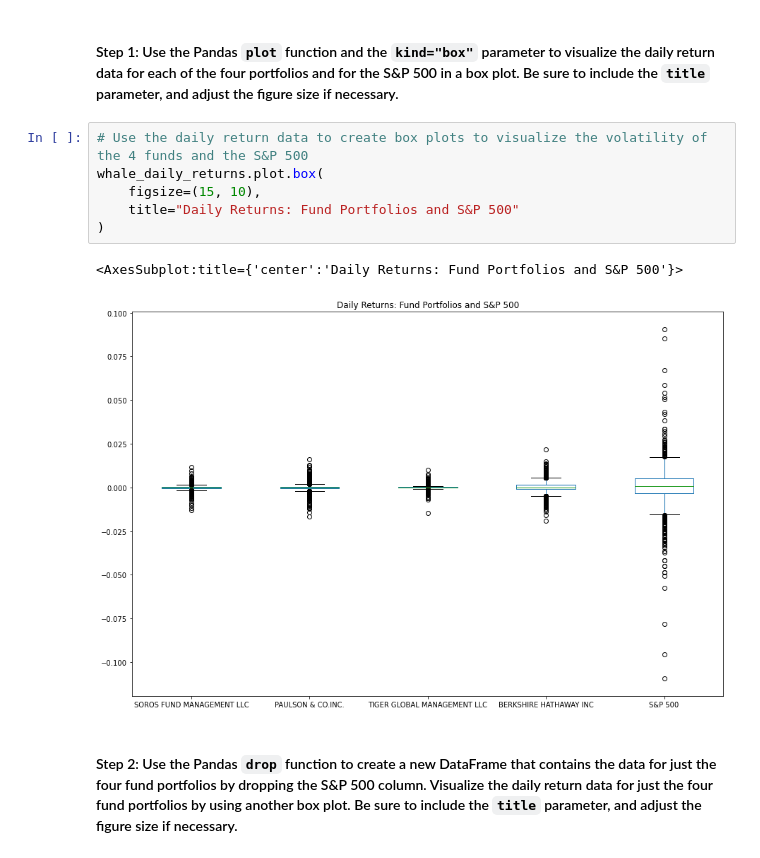
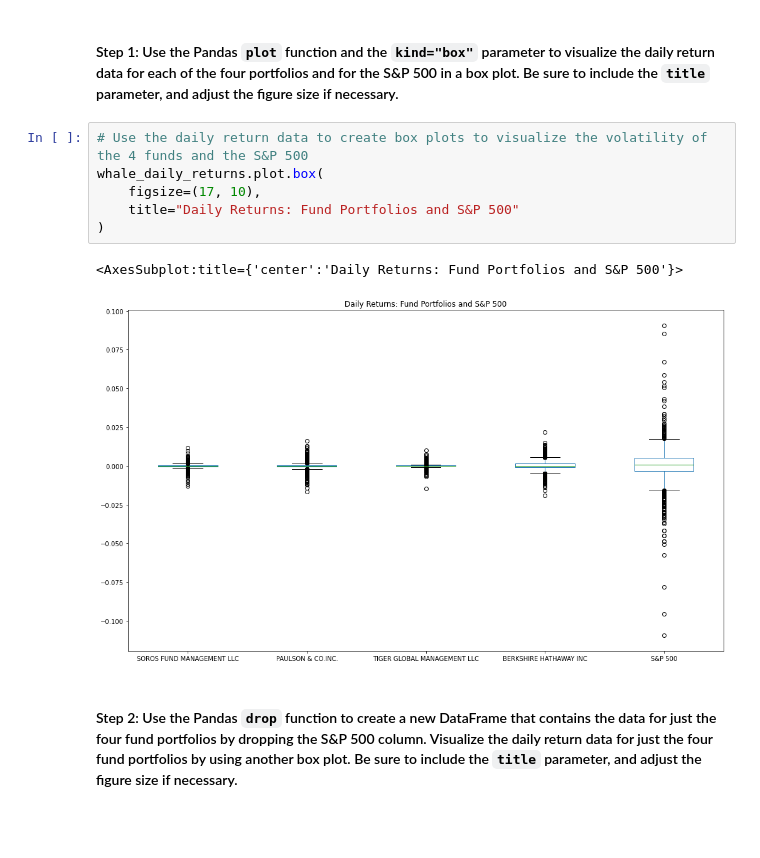
Before and after one commit to ScientiaCapital/Whale-Portfolio-Analysis, a Jupyter notebook: risk_return_analysis.ipynb, the cells around one changed output. Drawn from its saved outputs; the diff is of its cells as text; blank space fills up the shorter version.

```diff
--- a/risk_return_analysis.ipynb
+++ b/risk_return_analysis.ipynb
@@ -245,12 +220,12 @@ Analyze the volatility of each of the four fund portfolios and of the S&P 500 In
 # %%
 # Use the daily return data to create box plots to visualize the volatility of the 4 funds and the S&P 500
 whale_daily_returns.plot.box(
-    figsize=(15, 10),
+    figsize=(17, 10),
     title="Daily Returns: Fund Portfolios and S&P 500"
 )
 # %% [output]
 <AxesSubplot:title={'center':'Daily Returns: Fund Portfolios and S&P 500'}>
-[figure, old version]
+[figure, new version]
 # %% [markdown]
 #### Step 2: Use the Pandas `drop` function to create a new DataFrame that contains the data for just the four fund portfolios by dropping the S&P 500 column. Visualize the daily return data for just the four fund portfolios by using another box plot. Be sure to include the `title` parameter, and adjust the figure size if necessary.
 # %%
```
Also changed, not shown: parts of 33 cells of this notebook.
